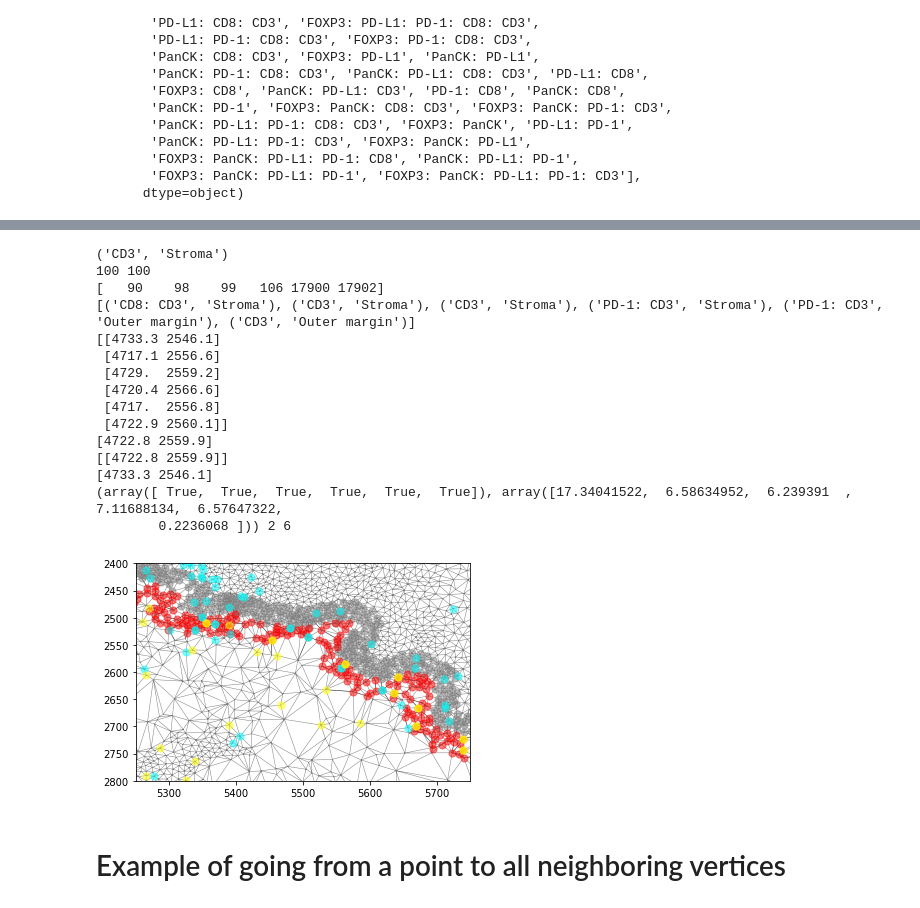
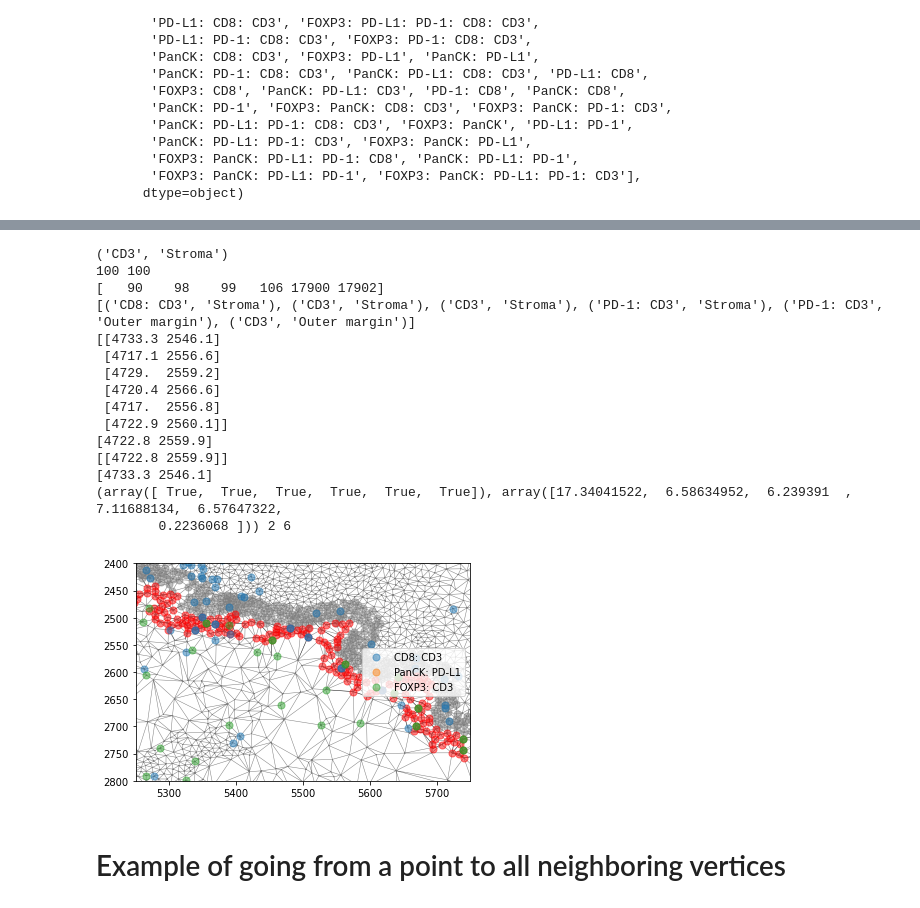
Before and after one commit to KidElectric/inform_vectra_tools, a Jupyter notebook: delaunay/03_qupath_delaunay.ipynb, the cells around one changed output, grey strips where cells are left out. Drawn from its saved outputs; the diff is of its cells as text; code cells hidden in the pictures.

Commit message:
Add more generalized cell type to label method in vecutils.

```diff
--- a/delaunay/03_qupath_delaunay.ipynb
+++ b/delaunay/03_qupath_delaunay.ipynb
@@ -119,0 +167,10 @@ array([nan, 'CD3', 'FOXP3: CD3', 'CD8: CD3', 'CD8', 'PD-1: CD3',
+# %%
+df = vecUtils.vectra_if_types_to_cell_types(df,
+                                 multi_label_dict= multi_label_types,
+                                 col_dict={'tissue_col': 'Parent',
+                                            'cell_col': 'Class',
+                                            'cell_x_pos' : 'Centroid X µm',
+                                            'cell_y_pos' : 'Centroid Y µm'},
+                                 verbose = True
+                                )
+df.cell_type.unique()
@@ -121,17 +206,22 @@ array([nan, 'CD3', 'FOXP3: CD3', 'CD8: CD3', 'CD8', 'PD-1: CD3',
 scale = 1
 max_dist = 35 #microns
 areas = ['Inner margin','Outer margin']
-idx = ~df.Class.isna() #df.Parent.isin(['Inner margin','Outer margin'])
+
 use_cells = ['CD8: CD3', 'PanCK: PD-L1','FOXP3: CD3']
 col_dict = {'tissue_col': 'Parent',
             'cell_col': 'Class',
             'cell_x_pos' : 'Centroid X µm',
             'cell_y_pos' : 'Centroid Y µm'}
-subset=df.loc[idx,('Parent',
-                 'Class',
-                  col_dict['cell_x_pos'],
-                  col_dict['cell_y_pos'])]
-idx = subset.Class.isin(use_cells)
+
+# use_cells = [x for x in multi_label_types.keys()] #['CD8: CD3', 'PanCK: PD-L1','FOXP3: CD3']
+# col_dict = {'tissue_col': 'Parent',
+#             'cell_col': 'cell_type',
+#             'cell_x_pos' : 'Centroid X µm',
+#             'cell_y_pos' : 'Centroid Y µm'}
+
+idx = ~df.loc[:,col_dict['cell_col']].isna() #df.Parent.isin(['Inner margin','Outer margin'])
+subset=df.loc[idx,[x for x in col_dict.values()]]
+idx = subset.loc[:,col_dict['cell_col']].isin(use_cells)
 points = subset.loc[:,
                     (col_dict['cell_x_pos'],
                      col_dict['cell_y_pos'])
@@ -191,38 +281,37 @@ for cell in use_cells:
                    ].values
     plt.scatter(cell_pts[:,0],cell_pts[:,1],
                 50,
                 marker='o',
-                alpha = 0.5,
-                color=cell_cols[i])
+                alpha = 0.5, # color=cell_cols[i]
+                label = cell,
+                )
     i = i + 1
-
+plt.legend(loc='right')
 # plt.xlim([48800,48950])
 # plt.ylim([5150,5250])
 xmed = np.median(points[:,0])
 ymed = np.median(points[:,1])
 plt.xlim([5250,5750])
 plt.ylim([2400,2800])
 
 plt.gca().invert_yaxis()
-# plt.xlim([xmed-200,xmed+200])
-# plt.ylim([ymed-200,ymed+200])
 plt.show()
 # %% [output]
 ('CD3', 'Stroma')
 100 100
 [   90    98    99   106 17900 17902]
 [('CD8: CD3', 'Stroma'), ('CD3', 'Stroma'), ('CD3', 'Stroma'), ('PD-1: CD3', 'Stroma'), ('PD-1: CD3', 'Outer margin'), ('CD3', 'Outer margin')]
 [[4733.3 2546.1]
  [4717.1 2556.6]
  [4729.  2559.2]
  [4720.4 2566.6]
  [4717.  2556.8]
  [4722.9 2560.1]]
 [4722.8 2559.9]
 [[4722.8 2559.9]]
 [4733.3 2546.1]
 (array([ True,  True,  True,  True,  True,  True]), array([17.34041522,  6.58634952,  6.239391  ,  7.11688134,  6.57647322,
         0.2236068 ])) 2 6
-[figure, old version]
+[figure, new version]
 # %% [markdown]
 # Example of going from a point to all neighboring vertices
```
Also changed, not shown: parts of 6 cells of this notebook, 1 other file.
